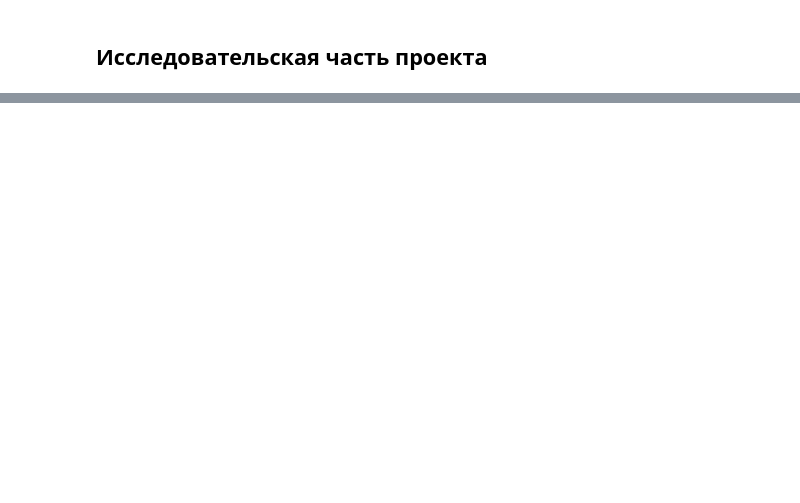
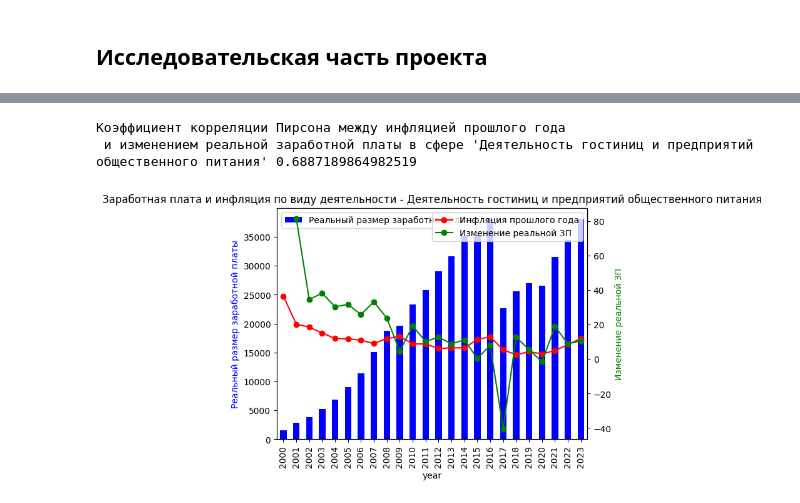
Before and after one commit to YarRus12/salary_stat_Russia, a Jupyter notebook: JupyterNotebook.ipynb, the cells around one changed output, grey strips where cells are left out. Cells and saved outputs as stored; diff of their text form; code cells hidden in the pictures; blank space fills up the shorter version.

```diff
--- a/JupyterNotebook.ipynb
+++ b/JupyterNotebook.ipynb
@@ -192,0 +380,4 @@ res
+# %%
+activity = 'деятельность гостиниц и предприятий общественного питания'
+tourism = main_dataframe[main_dataframe['Вид деятельности'] == activity]
+tourism
@@ -192,0 +402,9 @@ res
+# %%
+print(f"""Коэффициент корреляции Пирсона между инфляцией прошлого года \n и изменением реальной заработной платы в cфере '{activity.capitalize()}'""",  corr_coefficient_main(tourism))
+# %% [output]
+Коэффициент корреляции Пирсона между инфляцией прошлого года
+ и изменением реальной заработной платы в cфере 'Деятельность гостиниц и предприятий общественного питания' 0.6887189864982519
+# %%
+main_pygraph(df=tourism, activity=activity)
+# %% [output]
+[figure, added]
```
Also changed, not shown: parts of 53 cells of this notebook, 4 other files.
